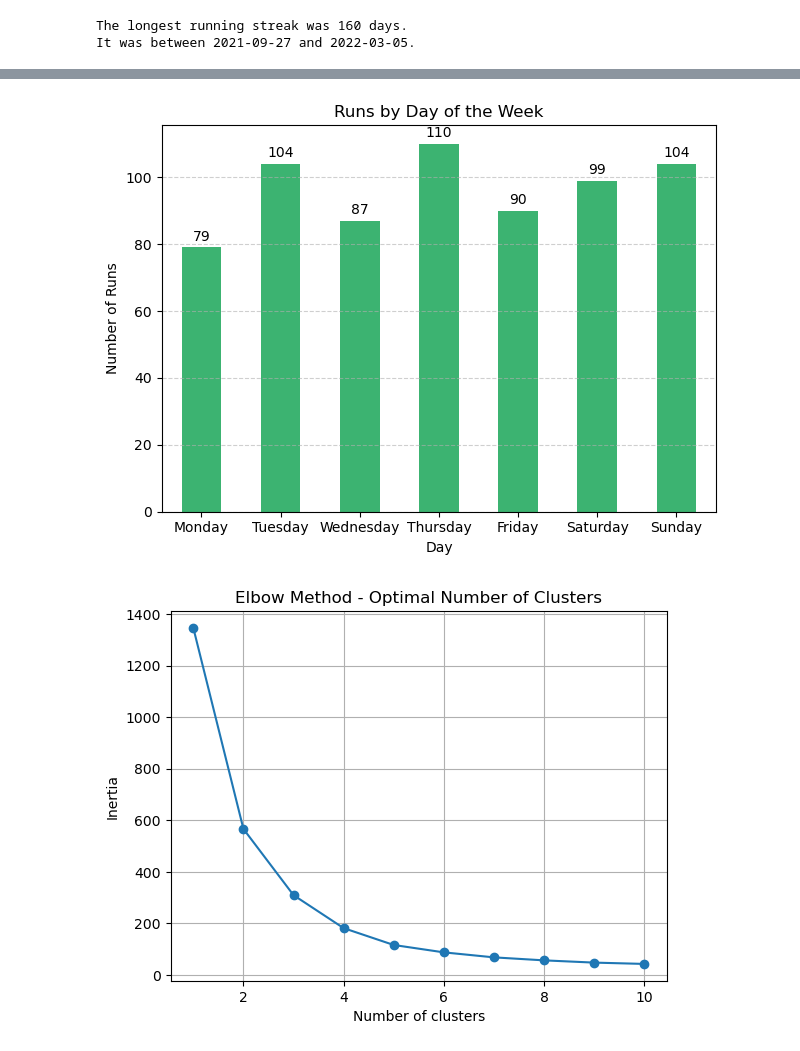
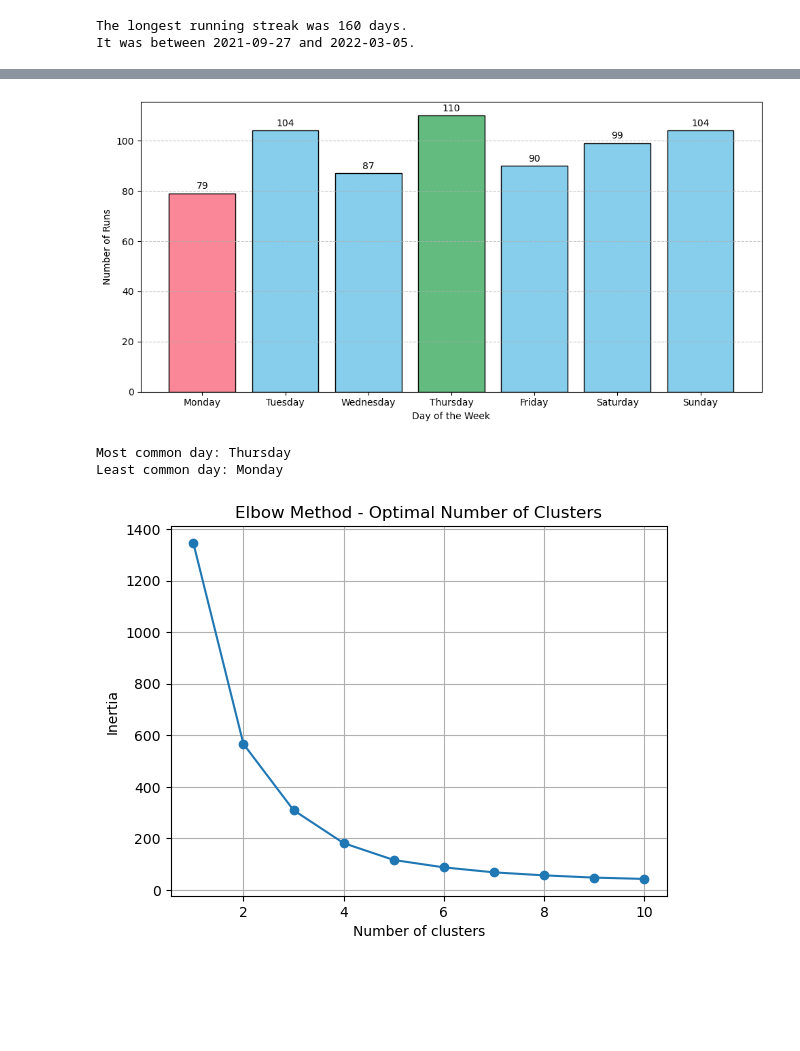
Before and after one commit to kostaskes/my-garmin-runs, a Jupyter notebook: Fitness_Analysis.ipynb, the cells around one changed output, grey strips where cells are left out. Cells and saved outputs as stored; diff of their text form; code cells hidden in the pictures; blank space fills up the shorter version.

```diff
--- a/Fitness_Analysis.ipynb
+++ b/Fitness_Analysis.ipynb
@@ -367,26 +332,42 @@ Most common day for a run: Thursday
 # %%
-# Define the correct order of weekdays
+# define the correct order of weekdays
 ordered_days = ['Monday', 'Tuesday', 'Wednesday', 'Thursday', 'Friday', 'Saturday', 'Sunday']
 
-# Reindex the day_counts Series to follow this order
-day_counts = day_counts.reindex(ordered_days)
+# count runs by day of the week and reorder
+day_counts = running_activities['Day_of_Week'].value_counts().reindex(ordered_days)
 
-# Create the plot
-ax = day_counts.plot(kind='bar', color='mediumseagreen')
-plt.title('Runs by Day of the Week')
-plt.xlabel('Day')
+# determine most and least common days
+most_common_day = day_counts.idxmax()
+non_zero_day_counts = day_counts[day_counts > 0]
+least_common_day = non_zero_day_counts.idxmin()
+
+# set colors
+colors = ['#63bb80' if day == most_common_day else '#f98797' if day == least_common_day else '#87ceec' for day in day_counts.index]
+
+# plot
+plt.figure(figsize=(10, 5))
+plt.bar(day_counts.index, day_counts.values, color=colors, edgecolor='black')
+
+# styling
+plt.xlabel('Day of the Week')
 plt.ylabel('Number of Runs')
 plt.xticks(rotation=0)
-plt.grid(axis='y', linestyle='--', alpha=0.6)
+plt.grid(axis='y', linestyle='--', alpha=0.7)
 
-# Add values on top of bars
+# add value labels on bars
 for i, value in enumerate(day_counts):
-    plt.text(i, value + 1, str(value), ha='center', va='bottom', fontsize=10)
+    plt.text(i, value + 1, str(int(value)), ha='center', va='bottom', fontsize=10)
 
 plt.tight_layout()
 plt.show()
+
+# print results
+print(f"Most common day: {most_common_day}")
+print(f"Least common day: {least_common_day}")
 # %% [output]
-[figure, old version]
+[figure, new version]
+Most common day: Thursday
+Least common day: Monday
 # %%
 # Only keep running and trail running activities
 run_data = running_activities.copy()
```
Also changed, not shown: parts of 15 cells of this notebook, 1 other file.
